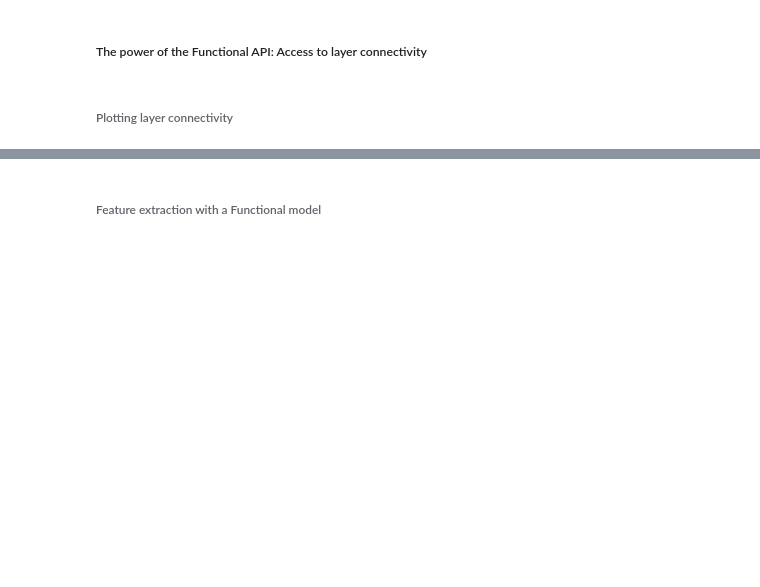
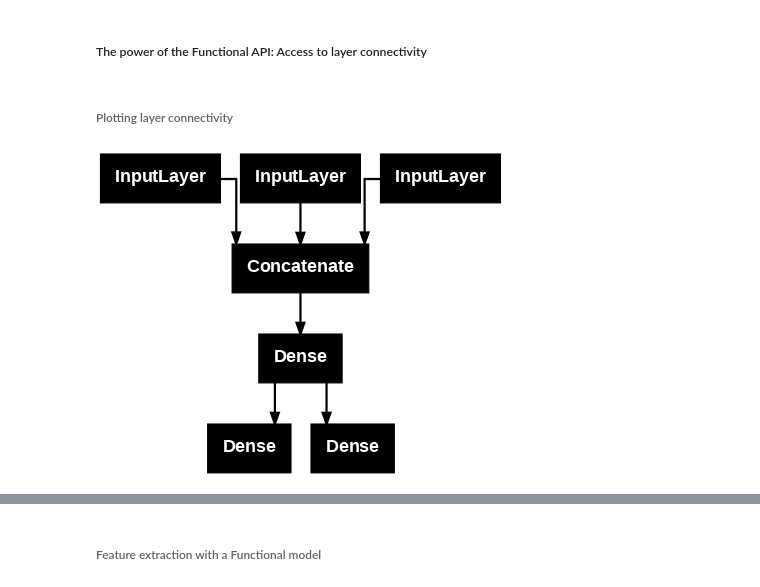
Before and after one commit to MinyaevAndrey/fchollet-deep-learning-with-python-notebooks, a Jupyter notebook: chapter07_deep-dive-keras.ipynb, the cells around one changed output, grey strips where cells are left out. Cells and saved outputs as stored; diff of their text form; code cells hidden in the pictures; blank space fills up the shorter version.

```diff
--- a/chapter07_deep-dive-keras.ipynb
+++ b/chapter07_deep-dive-keras.ipynb
@@ -207,5 +207,8 @@ priority_preds, department_preds = model.predict(
 # %% [markdown]
 ###### Plotting layer connectivity
 # %%
-keras.utils.plot_model(model, "ticket_classifier.png")
+from tensorflow.keras.utils import plot_model
+plot_model(model, "ticket_classifier.png", dpi=80)
+# %% [output]
+[figure, added]
 # %%
```
Also changed, not shown: parts of 8 cells of this notebook.
